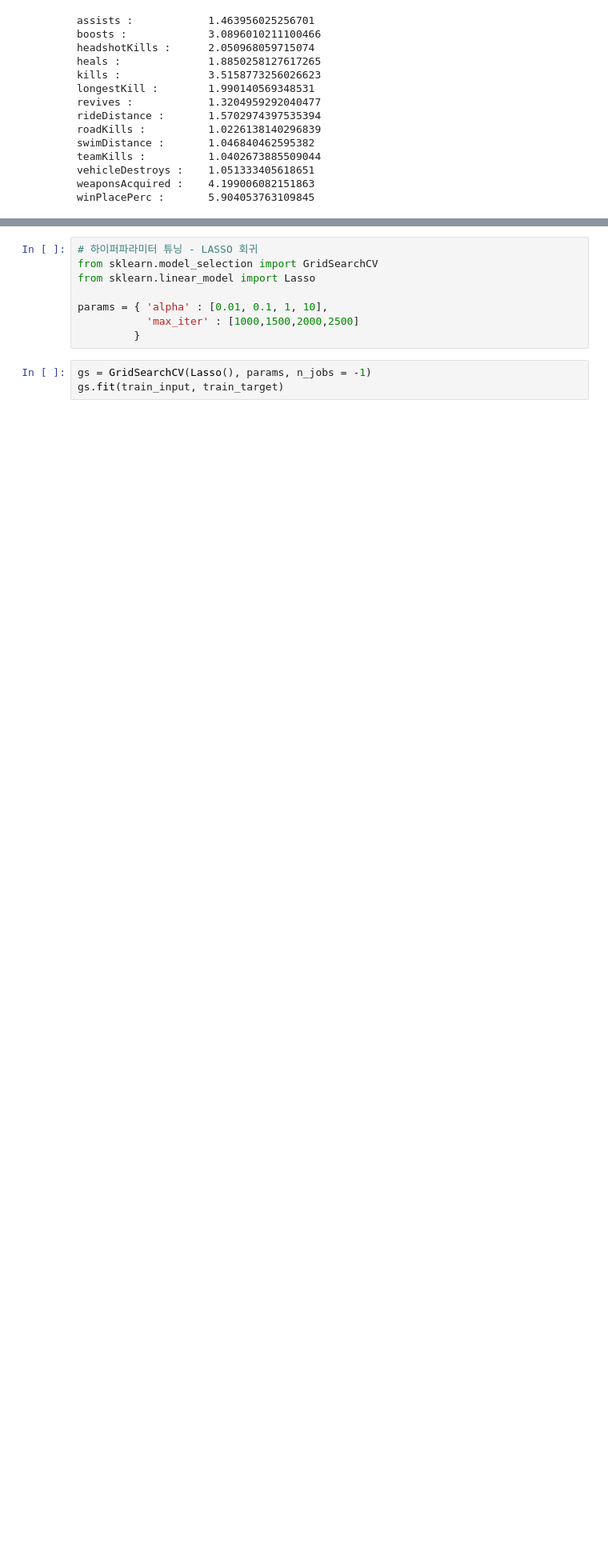
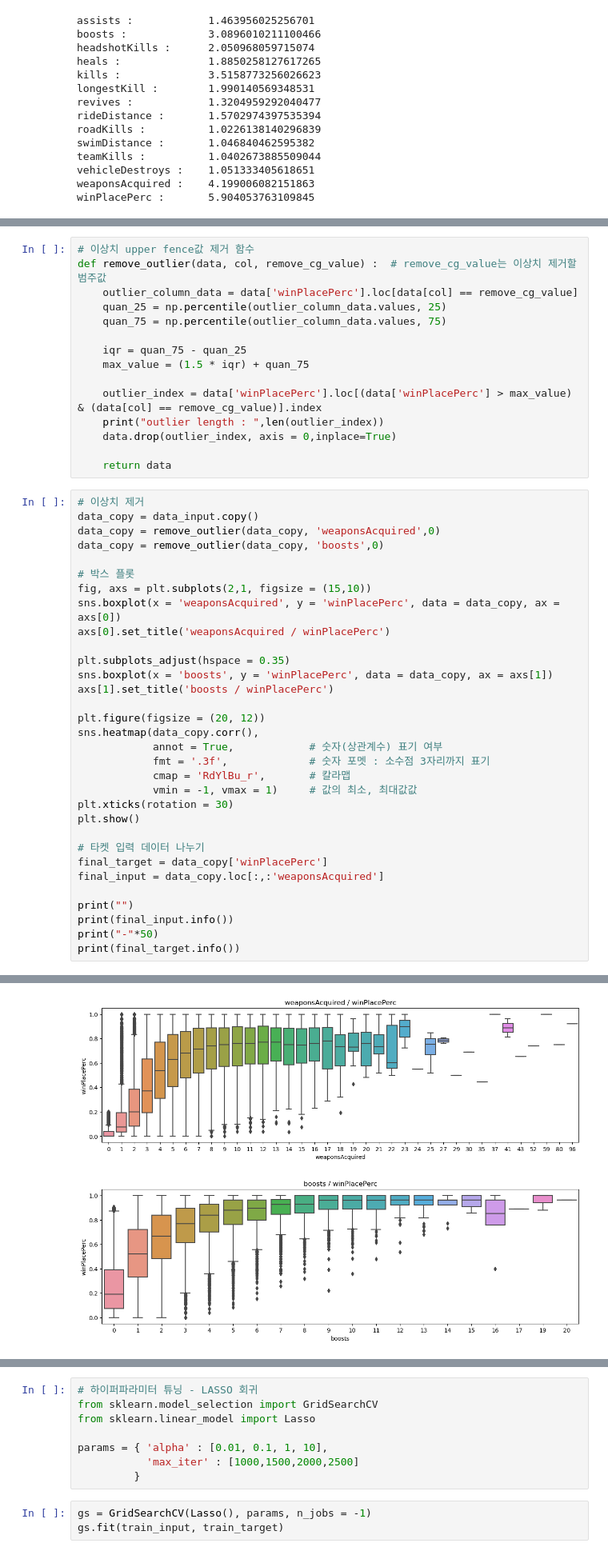
Before and after one commit to KymCat/DataProcessing, a Jupyter notebook: PUBG_Data_processing.ipynb, the cells around one changed output, grey strips where cells are left out. Shown at 80% size. Cells and saved outputs as stored; diff of their text form; blank space fills up the shorter version.

```diff
--- a/PUBG_Data_processing.ipynb
+++ b/PUBG_Data_processing.ipynb
@@ -241,0 +262,48 @@ None
+# %%
+# 이상치 upper fence값 제거 함수
+def remove_outlier(data, col, remove_cg_value) :  # remove_cg_value는 이상치 제거할 범주값
+    outlier_column_data = data['winPlacePerc'].loc[data[col] == remove_cg_value]
+    quan_25 = np.percentile(outlier_column_data.values, 25)
+    quan_75 = np.percentile(outlier_column_data.values, 75)
+
+    iqr = quan_75 - quan_25
+    max_value = (1.5 * iqr) + quan_75
+
+    outlier_index = data['winPlacePerc'].loc[(data['winPlacePerc'] > max_value) & (data[col] == remove_cg_value)].index
+    print("outlier length : ",len(outlier_index))
+    data.drop(outlier_index, axis = 0,inplace=True)
+
+    return data
+# %%
+# 이상치 제거
+data_copy = data_input.copy()
+data_copy = remove_outlier(data_copy, 'weaponsAcquired',0)
+data_copy = remove_outlier(data_copy, 'boosts',0)
+
+# 박스 플롯
+fig, axs = plt.subplots(2,1, figsize = (15,10))
+sns.boxplot(x = 'weaponsAcquired', y = 'winPlacePerc', data = data_copy, ax = axs[0])
+axs[0].set_title('weaponsAcquired / winPlacePerc')
+
+plt.subplots_adjust(hspace = 0.35)
+sns.boxplot(x = 'boosts', y = 'winPlacePerc', data = data_copy, ax = axs[1])
+axs[1].set_title('boosts / winPlacePerc')
+
+plt.figure(figsize = (20, 12))
+sns.heatmap(data_copy.corr(),
+            annot = True,            # 숫자(상관계수) 표기 여부
+            fmt = '.3f',             # 숫자 포멧 : 소수점 3자리까지 표기
+            cmap = 'RdYlBu_r',       # 칼라맵
+            vmin = -1, vmax = 1)     # 값의 최소, 최대값값
+plt.xticks(rotation = 30)
+plt.show()
+
+# 타켓 입력 데이터 나누기
+final_target = data_copy['winPlacePerc']
+final_input = data_copy.loc[:,:'weaponsAcquired']
+
+print("")
+print(final_input.info())
+print("-"*50)
+print(final_target.info())
+# %% [output]
@@ -241,0 +312 @@ None
+[figure, added]
```
Also changed, not shown: parts of 11 cells of this notebook.
